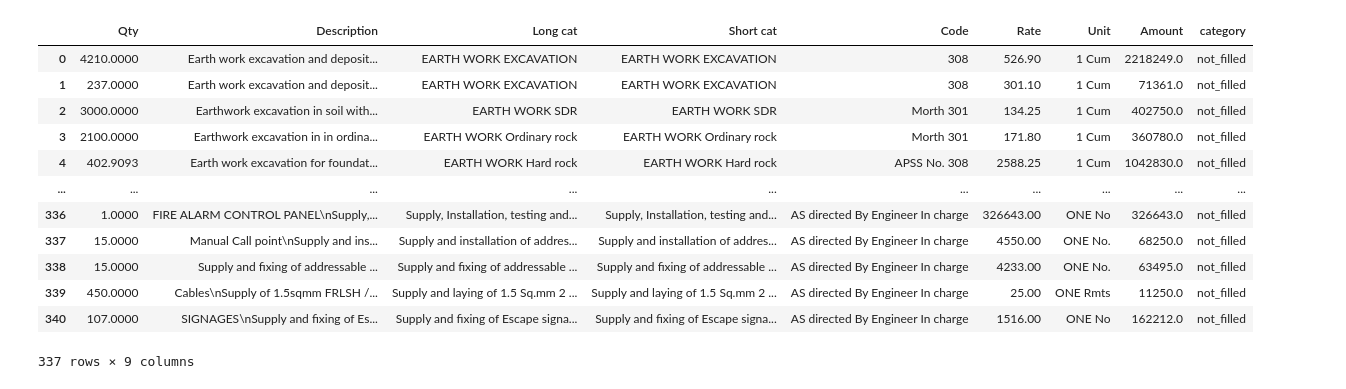
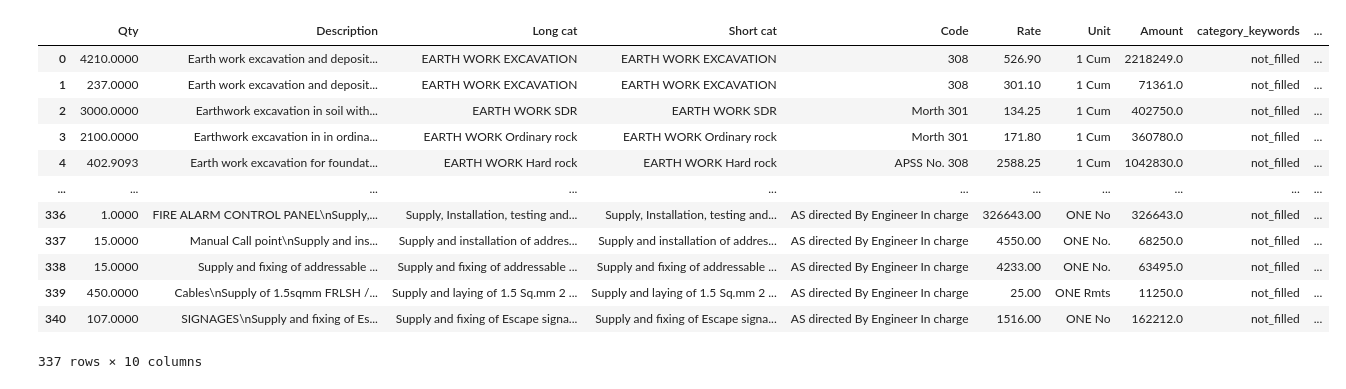
Before and after one commit to NaveenDama/BOQ_Analysis, a Jupyter notebook: BOQ Aanalysis.ipynb, the cells around one changed output. Drawn from its saved outputs; the diff is of its cells as text; code cells hidden in the pictures.

```diff
--- a/BOQ Aanalysis.ipynb
+++ b/BOQ Aanalysis.ipynb
@@ -3,20 +5,24 @@ import pandas as pd
 # %%
+# df = pd.read_excel("PG College BOQ.xls")
 df = pd.read_excel("BOQ.xlsx")
-df['category'] = ['not_filled']*len(df)
+
+df['category_keywords'] = ['not_filled']*len(df)
+df['category'] = [' ']*len(df)
 df = df[~df['Amount'].isna()]
+df = df[~df['Description'].isna()]
 df
 # %% [output]
-|  | Qty | Description | Long cat | Short cat | Code | Rate | Unit | Amount | category |
-| 0 | 4210.0000 | Earth work excavation and deposit... | EARTH WORK EXCAVATION | EARTH WORK EXCAVATION | 308 | 526.90 | 1 Cum | 2218249.0 | not_filled |
-| 1 | 237.0000 | Earth work excavation and deposit... | EARTH WORK EXCAVATION | EARTH WORK EXCAVATION | 308 | 301.10 | 1 Cum | 71361.0 | not_filled |
-| 2 | 3000.0000 | Earthwork excavation in soil with... | EARTH WORK SDR | EARTH WORK SDR | Morth 301 | 134.25 | 1 Cum | 402750.0 | not_filled |
-| 3 | 2100.0000 | Earthwork excavation in in ordina... | EARTH WORK Ordinary rock | EARTH WORK Ordinary rock | Morth 301 | 171.80 | 1 Cum | 360780.0 | not_filled |
-| 4 | 402.9093 | Earth work excavation for foundat... | EARTH WORK Hard rock | EARTH WORK Hard rock | APSS No. 308 | 2588.25 | 1 Cum | 1042830.0 | not_filled |
-| ... | ... | ... | ... | ... | ... | ... | ... | ... | ... |
-| 336 | 1.0000 | FIRE ALARM CONTROL PANEL\nSupply,... | Supply, Installation, testing and... | Supply, Installation, testing and... | AS directed By Engineer In charge | 326643.00 | ONE No | 326643.0 | not_filled |
-| 337 | 15.0000 | Manual Call point\nSupply and ins... | Supply and installation of addres... | Supply and installation of addres... | AS directed By Engineer In charge | 4550.00 | ONE No. | 68250.0 | not_filled |
-| 338 | 15.0000 | Supply and fixing of addressable ... | Supply and fixing of addressable ... | Supply and fixing of addressable ... | AS directed By Engineer In charge | 4233.00 | ONE No. | 63495.0 | not_filled |
-| 339 | 450.0000 | Cables\nSupply of 1.5sqmm FRLSH /... | Supply and laying of 1.5 Sq.mm 2 ... | Supply and laying of 1.5 Sq.mm 2 ... | AS directed By Engineer In charge | 25.00 | ONE Rmts | 11250.0 | not_filled |
-| 340 | 107.0000 | SIGNAGES\nSupply and fixing of Es... | Supply and fixing of Escape signa... | Supply and fixing of Escape signa... | AS directed By Engineer In charge | 1516.00 | ONE No | 162212.0 | not_filled |
+|  | Qty | Description | Long cat | Short cat | Code | Rate | Unit | Amount | category_keywords | ... |
+| 0 | 4210.0000 | Earth work excavation and deposit... | EARTH WORK EXCAVATION | EARTH WORK EXCAVATION | 308 | 526.90 | 1 Cum | 2218249.0 | not_filled | ... |
+| 1 | 237.0000 | Earth work excavation and deposit... | EARTH WORK EXCAVATION | EARTH WORK EXCAVATION | 308 | 301.10 | 1 Cum | 71361.0 | not_filled | ... |
+| 2 | 3000.0000 | Earthwork excavation in soil with... | EARTH WORK SDR | EARTH WORK SDR | Morth 301 | 134.25 | 1 Cum | 402750.0 | not_filled | ... |
+| 3 | 2100.0000 | Earthwork excavation in in ordina... | EARTH WORK Ordinary rock | EARTH WORK Ordinary rock | Morth 301 | 171.80 | 1 Cum | 360780.0 | not_filled | ... |
+| 4 | 402.9093 | Earth work excavation for foundat... | EARTH WORK Hard rock | EARTH WORK Hard rock | APSS No. 308 | 2588.25 | 1 Cum | 1042830.0 | not_filled | ... |
+| ... | ... | ... | ... | ... | ... | ... | ... | ... | ... | ... |
+| 336 | 1.0000 | FIRE ALARM CONTROL PANEL\nSupply,... | Supply, Installation, testing and... | Supply, Installation, testing and... | AS directed By Engineer In charge | 326643.00 | ONE No | 326643.0 | not_filled | ... |
+| 337 | 15.0000 | Manual Call point\nSupply and ins... | Supply and installation of addres... | Supply and installation of addres... | AS directed By Engineer In charge | 4550.00 | ONE No. | 68250.0 | not_filled | ... |
+| 338 | 15.0000 | Supply and fixing of addressable ... | Supply and fixing of addressable ... | Supply and fixing of addressable ... | AS directed By Engineer In charge | 4233.00 | ONE No. | 63495.0 | not_filled | ... |
+| 339 | 450.0000 | Cables\nSupply of 1.5sqmm FRLSH /... | Supply and laying of 1.5 Sq.mm 2 ... | Supply and laying of 1.5 Sq.mm 2 ... | AS directed By Engineer In charge | 25.00 | ONE Rmts | 11250.0 | not_filled | ... |
+| 340 | 107.0000 | SIGNAGES\nSupply and fixing of Es... | Supply and fixing of Escape signa... | Supply and fixing of Escape signa... | AS directed By Engineer In charge | 1516.00 | ONE No | 162212.0 | not_filled | ... |
-337 rows × 9 columns
+337 rows × 10 columns
 # %%
```
Also changed, not shown: parts of 29 cells of this notebook, 3 other files.
